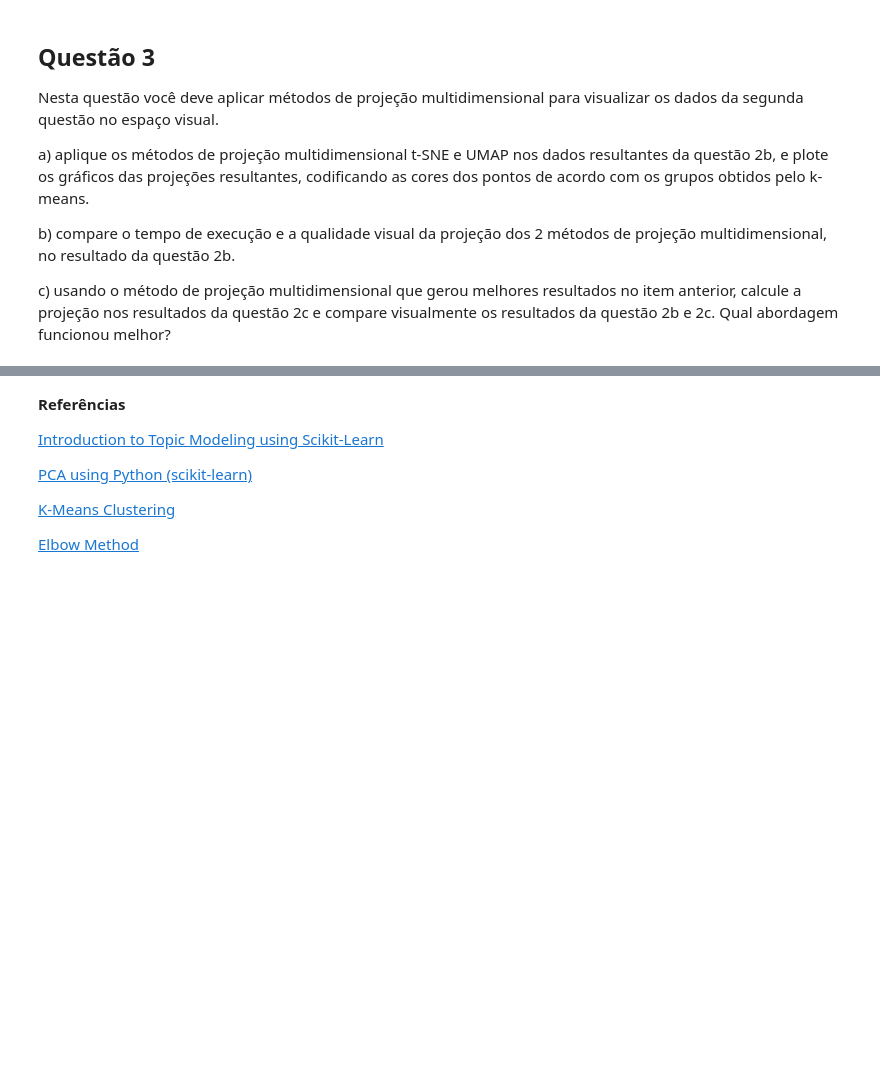
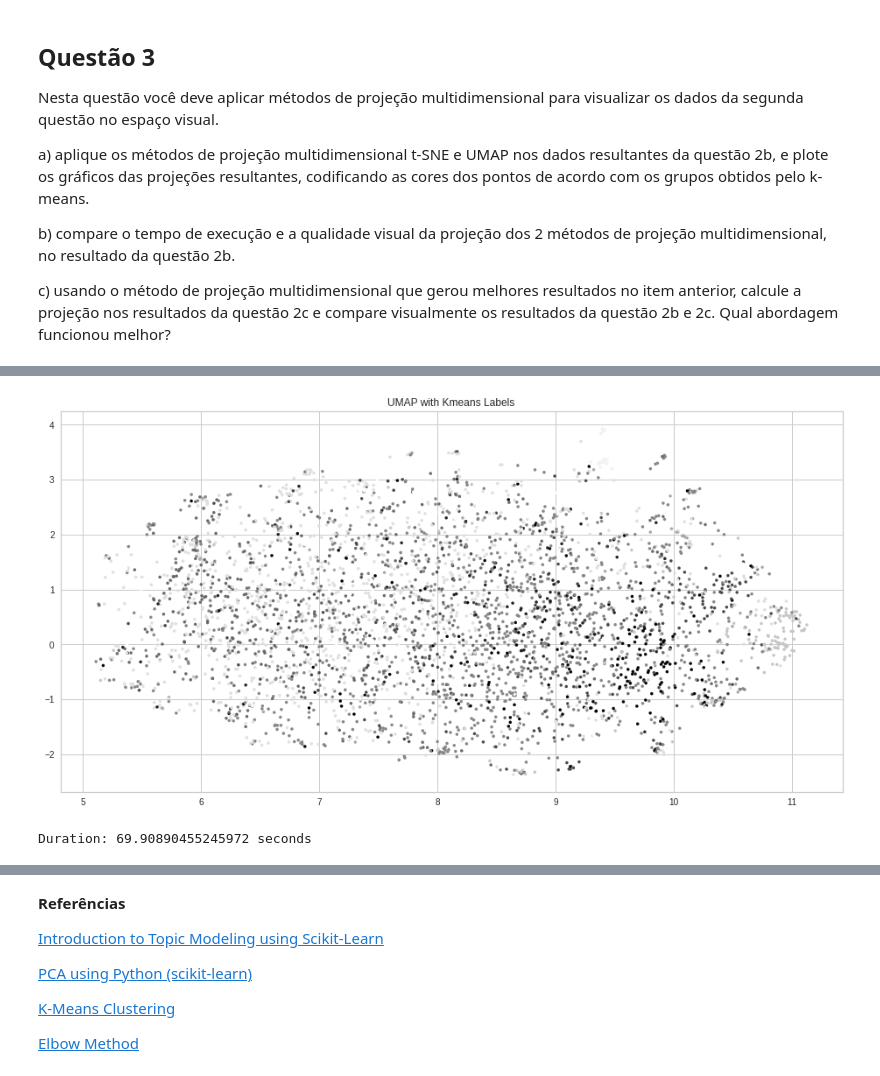
Before and after one commit to audreyemmely/natural-language-processing, a Jupyter notebook: pln_lista4.ipynb, the cells around one changed output, grey strips where cells are left out. Drawn from its saved outputs; the diff is of its cells as text; code cells hidden in the pictures; blank space fills up the shorter version.

```diff
--- a/pln_lista4.ipynb
+++ b/pln_lista4.ipynb
@@ -205,0 +277,14 @@ funcionou melhor?
+# %%
+start = time.time()
+
+embedding = umap.UMAP(random_state=12).fit_transform(Xproj)
+
+plt.figure(figsize=(16,8))
+plt.scatter(embedding[:,0], embedding[:,1], c=kmeans_proj.labels_, s=10)
+plt.title('UMAP with Kmeans Labels')
+plt.show()
+
+print('Duration: {} seconds'.format(time.time() - start))
+# %% [output]
+[figure, added]
+Duration: 69.90890455245972 seconds
```
Also changed, not shown: parts of 17 cells of this notebook.
